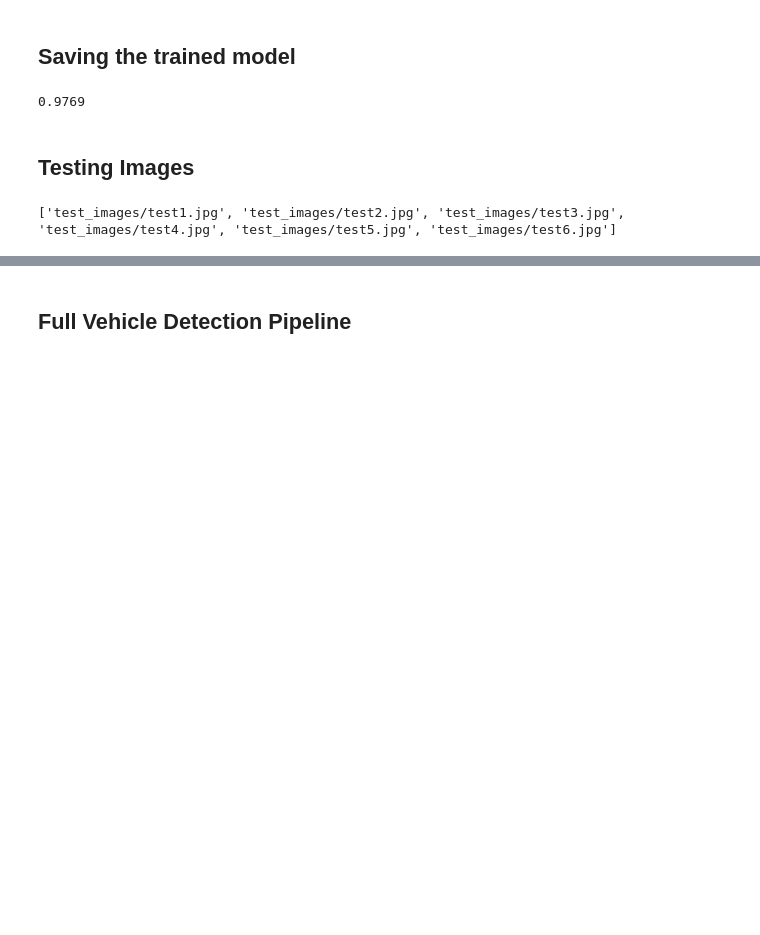
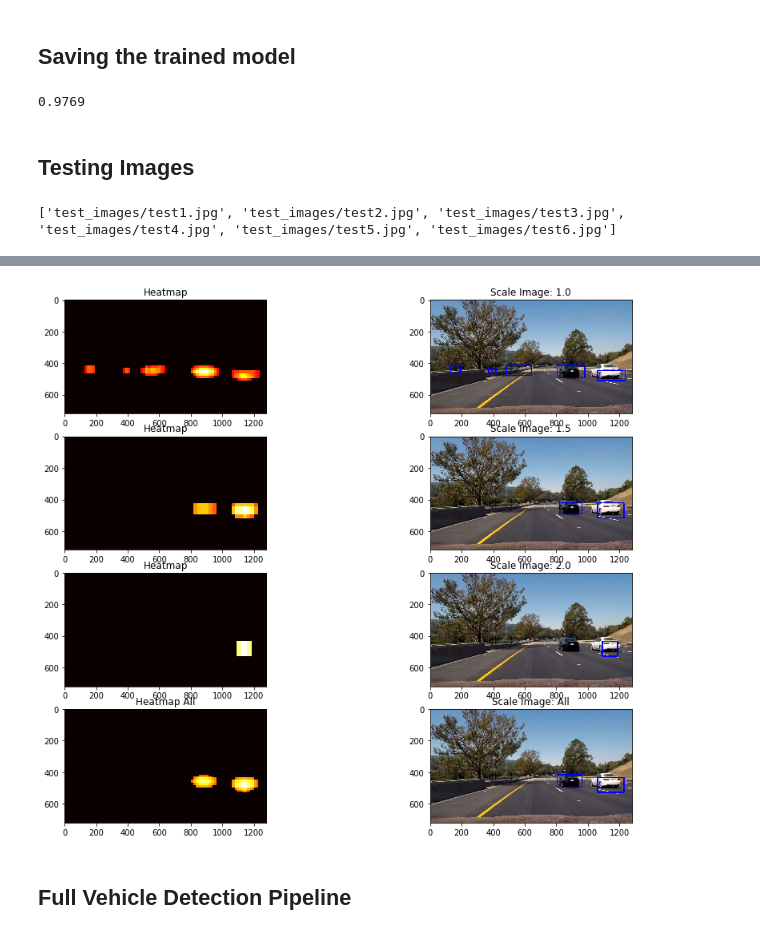
Before and after one commit to patrickcleeve/CarND-Term1-Vehicle-Detection-P5, a Jupyter notebook: CarND-Vehicle-Detection.ipynb, the cells around one changed output, grey strips where cells are left out. Saved outputs shown, nothing was run; the diff lists cells and outputs as text; code cells hidden in the pictures; blank space fills up the shorter version.

```diff
--- a/CarND-Vehicle-Detection.ipynb
+++ b/CarND-Vehicle-Detection.ipynb
@@ -895,0 +897,78 @@ visualize(fig, 9, 3, images, titles)
+# %%
+# Testing on multiple scales
+
+# For visualisation
+images = []
+titles = []
+
+
+ystart = 400
+ystop = 656
+scales = [1.0, 1.5, 2.0]
+
+
+image = mpimg.imread(image_path)
+new_img = np.copy(image)
+
+
+b_boxes_array = []
+
+heatmap_all = np.zeros_like(image[:,:,0]).astype(np.float)
+
+
+# Loop through multiple scales
+for scale in scales:
+
+    new_img = np.copy(image)
+
+    # Rescale .jpg image (done inside find cars)
+    # image = image.astype(np.float32)/255
+
+    b_boxes = find_cars(image, ystart, ystop, scale, svc, X_scaler,
+                        orient, pix_per_cell, cell_per_block, spatial_size, hist_bins)
+
+
+    # Heatmap
+    heatmap = np.zeros_like(image[:,:,0]).astype(np.float)
+
+
+    # Apply heatmap
+    heatmap = add_heat(heatmap, b_boxes)
+    heatmap_all = add_heat(heatmap_all, b_boxes)
+
+    # Apply threshold to help remove false positives
+    heatmap = apply_threshold(heatmap,5)
+
+    # Find final boxes from heatmap using label function
+    labels = label(heatmap)
+    new_img = draw_labeled_bboxes(new_img, labels)
+
+    images.append(heatmap)
+    titles.append("Heatmap")
+    images.append(new_img)
+    titles.append("Scale Image: {}".format(scale))
+
+
+
+
+new_img = np.copy(image)
+
+# Apply threshold to help remove false positives
+heatmap_all = apply_threshold(heatmap_all,15)
+
+# Find final boxes from heatmap using label function
+labels = label(heatmap_all)
+new_img = draw_labeled_bboxes(new_img, labels)
+
+images.append(heatmap_all)
+titles.append("Heatmap All")
+images.append(new_img)
+titles.append("Scale Image: All")
+
+
+
+
+fig = plt.figure(figsize=(15, 12))
+visualize(fig, 4, 2, images, titles)
+# %% [output]
+[figure, added]
```
Also changed, not shown: parts of 11 cells of this notebook.
